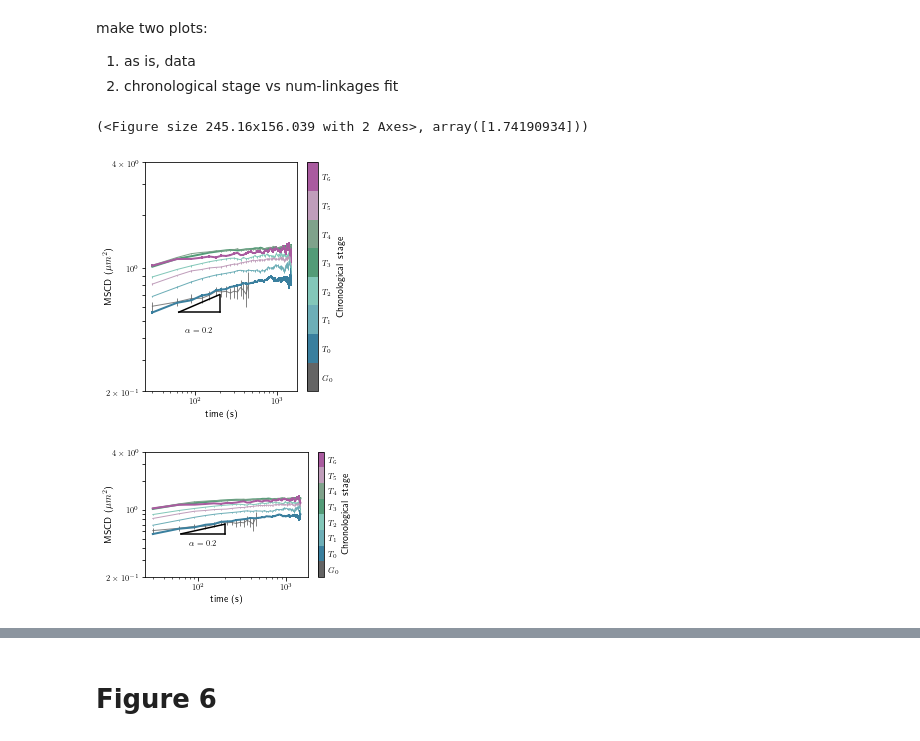
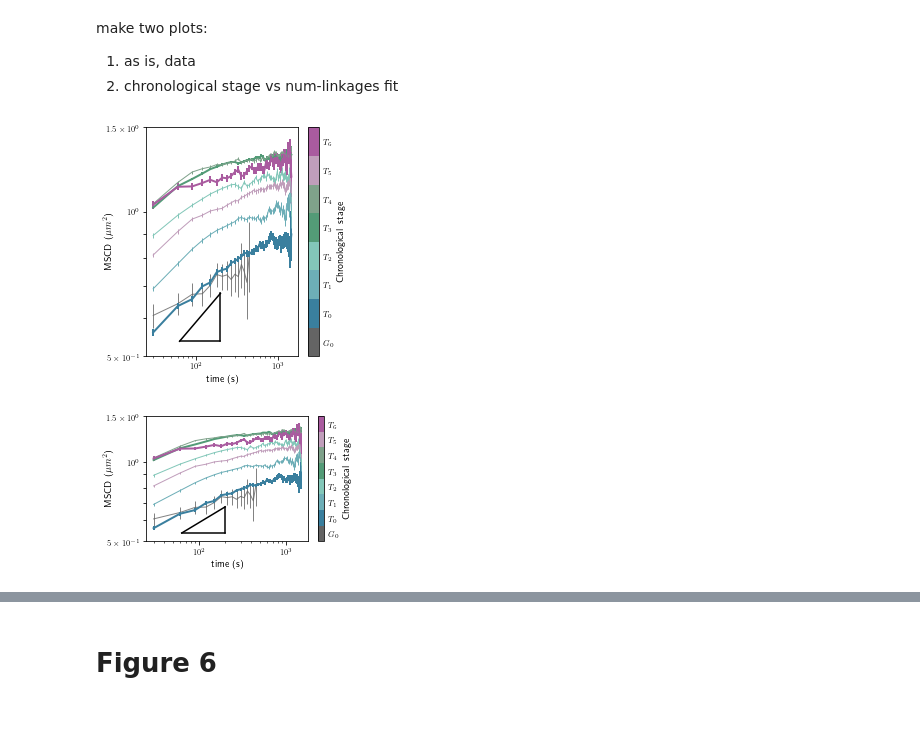
Before and after one commit to brunobeltran/multi_locus_analysis, a Jupyter notebook: doc/source/pnas-figures.ipynb, the cells around one changed output, grey strips where cells are left out. Drawn from its saved outputs; the diff is of its cells as text; code cells hidden in the pictures.

Commit message:
PLOTS: pnas figures update

```diff
--- a/doc/source/pnas-figures.ipynb
+++ b/doc/source/pnas-figures.ipynb
@@ -437,7 +444,9 @@ for strain in strains_for_plateau:
     averages = d.groupby('meiosis').apply(average_end_times)
     plateaus[strain] = averages.loc['t0':'t6']
 # %%
-def fig4ac(ax, strain=('URA3', 'WT'), arrows=True):
+ymax = 1.5
+
+def fig5ac(ax, strain=('URA3', 'WT'), arrows=True):
     msds_file = burgess.burgess_dir / Path('msds_dvel_unp.csv')
     if not msds_file.exists():
         burgess.msds.precompute_msds()
@@ -463,7 +472,7 @@ def fig4ac(ax, strain=('URA3', 'WT'), arrows=True):
                                       c=long_listed_cmap(long_cnorm(t)), zorder=zorder,
                                       alpha=alpha, lw=linewidth)
     #     bplt.draw_power_law_triangle(alpha=0.2, x0=[100, 0.5], width=0.7, orientation='down', x0_logscale=False, label=r'$\alpha=0.2$', label_padding=0.02)
-    ax.set_ylim([0.5, 1.5])
+    ax.set_ylim([0.5, ymax])
     ax.set_xlim(ax.get_xlim())  # default is good, but needs stay fixed
 
     ## draw the two arrows
@@ -495,13 +504,13 @@ def fig4ac(ax, strain=('URA3', 'WT'), arrows=True):
 
 
     ## ticks, labels, etc
-    ax.set_yticks([0.5, 0.6, 0.7, 0.8, 0.9, 1, 2])#, [r"$5\times{}10^{-1}$", "$10^0$"])
-    ax.set_yticklabels([r"$5\times{}10^{-1}$", "", "", "", "", "$10^0$", ""])
+    ax.set_yticks([0.5, 0.6, 0.7, 0.8, 0.9, 1, ymax])#, [r"$5\times{}10^{-1}$", "$10^0$"])
+    ax.set_yticklabels([r"$5\times{}10^{-1}$", "", "", "", "", "$10^0$", f"${ymax}" + r"\times{}10^{0}$"])
     ax.set_xlabel('time (s)')
     ax.set_ylabel('MSCD ($\mu{}m^2$)', labelpad=-float(mpl.rcParams['font.size']))
     return ax
 
-def fig4b(ax):
+def fig5b(ax):
     cb = plt.colorbar(sim_sm_continuous, ticks=sim_locator)
     cb.set_label('Connections per chromosome')
     cb.ax.tick_params(axis='both', which='major', labelsize=mpl.rcParams['font.size'])
@@ -509,8 +518,8 @@ def fig4b(ax):
     ax.set_xscale('log')
     ax.set_xlim([10, 10**4])
     ax.set_ylim([0.5, 1.5])
-    ax.set_yticks([0.5, 0.6, 0.7, 0.8, 0.9, 1, 2])#, [r"$5\times{}10^{-1}$", "$10^0$"])
-    ax.set_yticklabels([r"$5\times{}10^{-1}$", "", "", "", "", "$10^0$", r"$2\times{}10^{0}$"])
+    ax.set_yticks([0.5, 0.6, 0.7, 0.8, 0.9, 1, ymax])#, [r"$5\times{}10^{-1}$", "$10^0$"])
+    ax.set_yticklabels([r"$5\times{}10^{-1}$", "", "", "", "", "$10^0$", f"${ymax}" + r"\times{}10^{0}$"])
 #     ax.set_ylim([0.2, 3.5])
 #     ax.set_yticks([0.2, 0.3, 0.4, 0.5, 0.6, 0.7, 0.8, 0.9, 1., 2., 3.])
 #     ax.set_yticklabels([r"$2\times{}10^{-1}$", "", "", "", "","","","", "$10^0$", "", ""])
@@ -524,28 +533,28 @@ make two plots:
 # %%
 # # twin version rejected by Sean
 # def fig4d_twin(ax):
 #     wt = plateaus[(locus, 'WT')]
 #     sp = plateaus[(locus, 'SP')]
 #     ax.plot(np.arange(len(wt)), wt.values, c=cycling_cmap(1))
 #     ax.plot(np.arange(len(sp)), sp.values, c=cycling_cmap(0))
 #     ax.set_xlabel('Chronological stage')
 #     ax.set_ylim([0.5, 2])
 #     ax2 = ax.twiny()
 #     ax2.plot(andy_links, andy_plats, c='k')
 #     ax2.set_xlabel('Number of linkages')
 #     ax2.set_xlim([1, 5])
-def fig4c_with_triangle(ax):
-    fig4ac(ax, strain=('URA3', 'SP'), arrows=False)
-    bplt.draw_power_law_triangle(0.2, (1.8, -0.25), 0.5, orientation='down', ax=ax, label=r'$\alpha=0.2$')
+def fig5c_with_triangle(ax):
+    fig5ac(ax, strain=('URA3', 'SP'), arrows=False)
+    bplt.draw_power_law_triangle(0.2, (1.8, -0.27), 0.5, orientation='down', ax=ax, label=None)
     return ax
 
 bplt.make_at_aspect(
-        [fig4c_with_triangle],
+        [fig5c_with_triangle],
         [1/golden_ratio], col_width,
         tight_width='bbox', hspace=0.15, halign=['min_axis_width', 'min_axis_width'],
         is_ratio=True)
+plt.savefig('/home/bbeltr1/developer/multi_locus_analysis/doc/source/pnas_data/Fig5c.svg')
 # %% [output]
-(<Figure size 245.16x156.039 with 2 Axes>, array([1.74190934]))
-[figure, old version]
+[figure, new version]
-[figure, old version]
+[figure, new version]
 # %%
```
Also changed, not shown: parts of 16 cells of this notebook.
